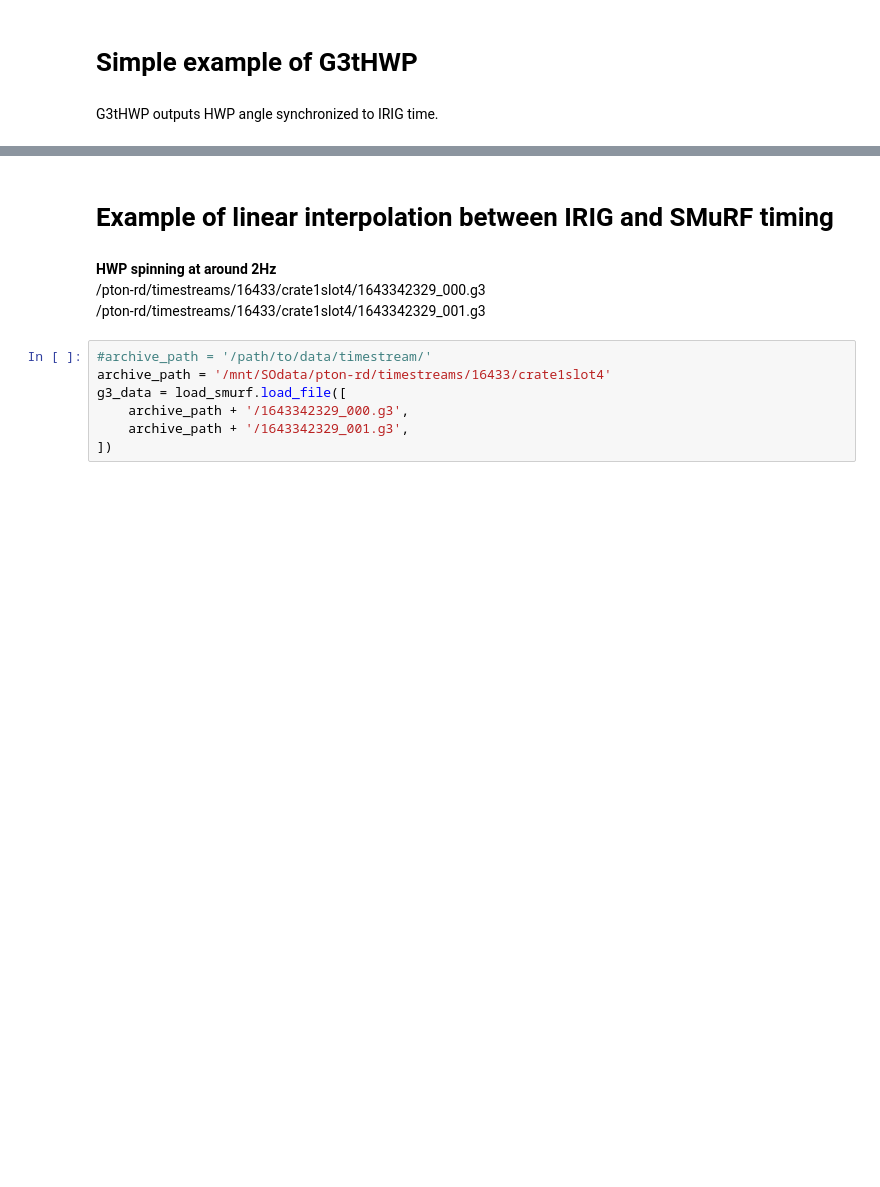
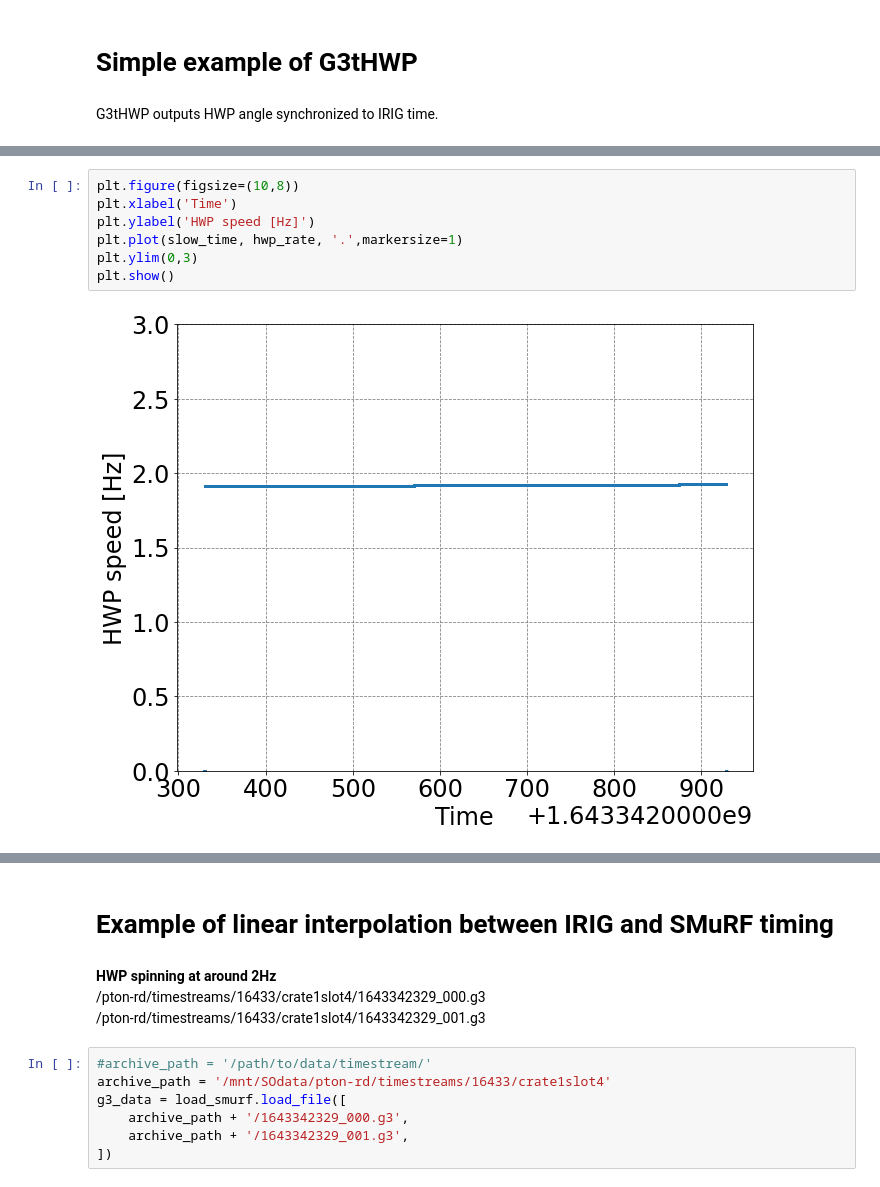
Before and after one commit to yukisakurai/sotodlib, a Jupyter notebook: sotodlib/io/G3tHWP_example.ipynb, the cells around one changed output, grey strips where cells are left out. Cells and saved outputs as stored; diff of their text form; blank space fills up the shorter version.

```diff
--- a/sotodlib/io/G3tHWP_example.ipynb
+++ b/sotodlib/io/G3tHWP_example.ipynb
@@ -21 +27,10 @@ Returned value of quad == 0 or 1
+# %%
+plt.figure(figsize=(10,8))
+plt.xlabel('Time')
+plt.ylabel('HWP speed [Hz]')
+plt.plot(slow_time, hwp_rate, '.',markersize=1)
+plt.ylim(0,3)
+plt.show()
+# %% [output]
+[figure, added]
 # %%
```
Also changed, not shown: parts of 12 cells of this notebook, 1 other file.
